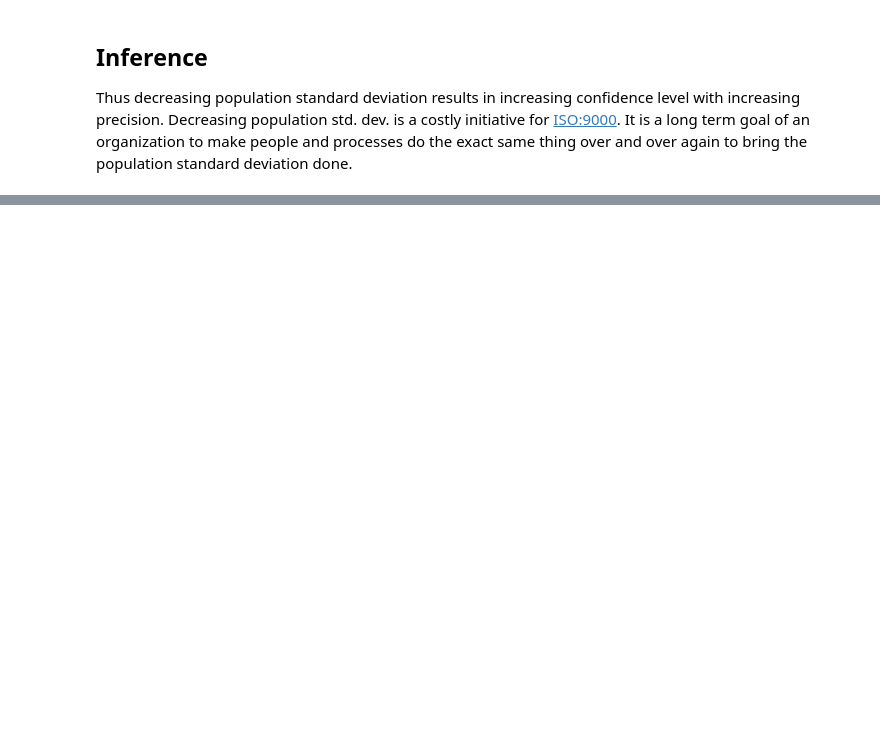
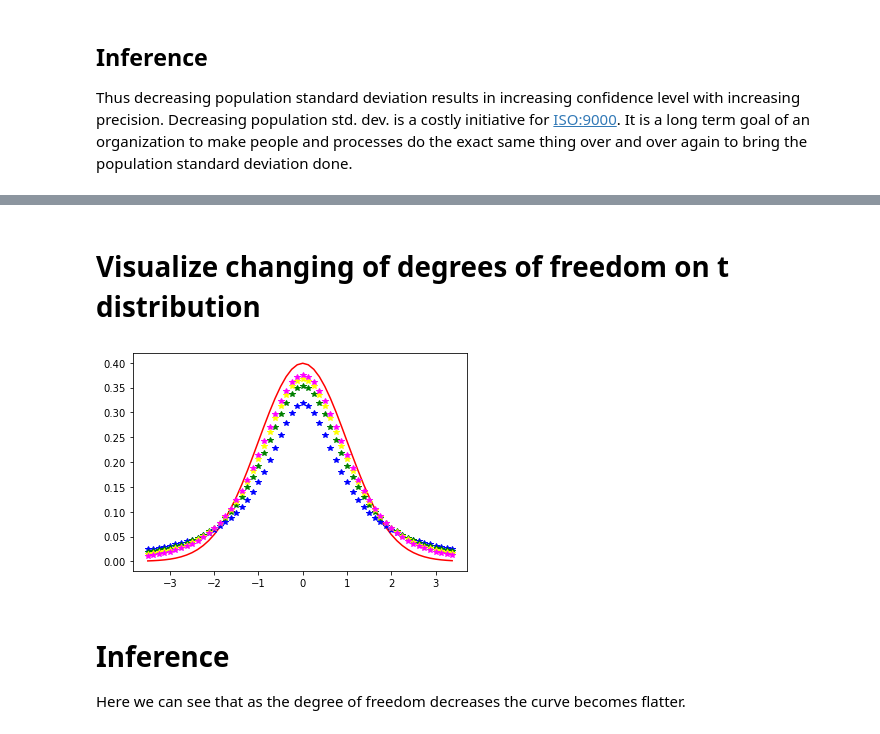
Before and after one commit to sandipto-sanyal/ampba, a Jupyter notebook: statistical analysis/codes and excel files/Campaign at SariSagar.ipynb, the cells around one changed output, grey strips where cells are left out. Drawn from its saved outputs; the diff is of its cells as text; code cells hidden in the pictures; blank space fills up the shorter version.

```diff
--- a/statistical analysis/codes and excel files/Campaign at SariSagar.ipynb
+++ b/statistical analysis/codes and excel files/Campaign at SariSagar.ipynb
@@ -190,0 +295,19 @@ Thus decreasing population standard deviation results in increasing confidence l
+# %% [markdown]
+# Visualize changing of degrees of freedom on t distribution
+# %%
+mean = 0
+sd = 1
+x = np.arange(-3.5,3.5,0.125)
+y = norm.pdf(x, loc=mean, scale=sd)
+plt.plot(x,y,'-',color='red')
+
+df = [1,2,3,4]
+colors = ['blue','green','yellow','magenta']
+for d,c in zip(df,colors):
+    y_t = t.pdf(x,d,loc=mean,scale=sd)
+    plt.plot(x,y_t,'*',color=c)
+# %% [output]
+[figure, added]
+# %% [markdown]
+# Inference
+Here we can see that as the degree of freedom decreases the curve becomes flatter.
```
Also changed, not shown: parts of 15 cells of this notebook.
